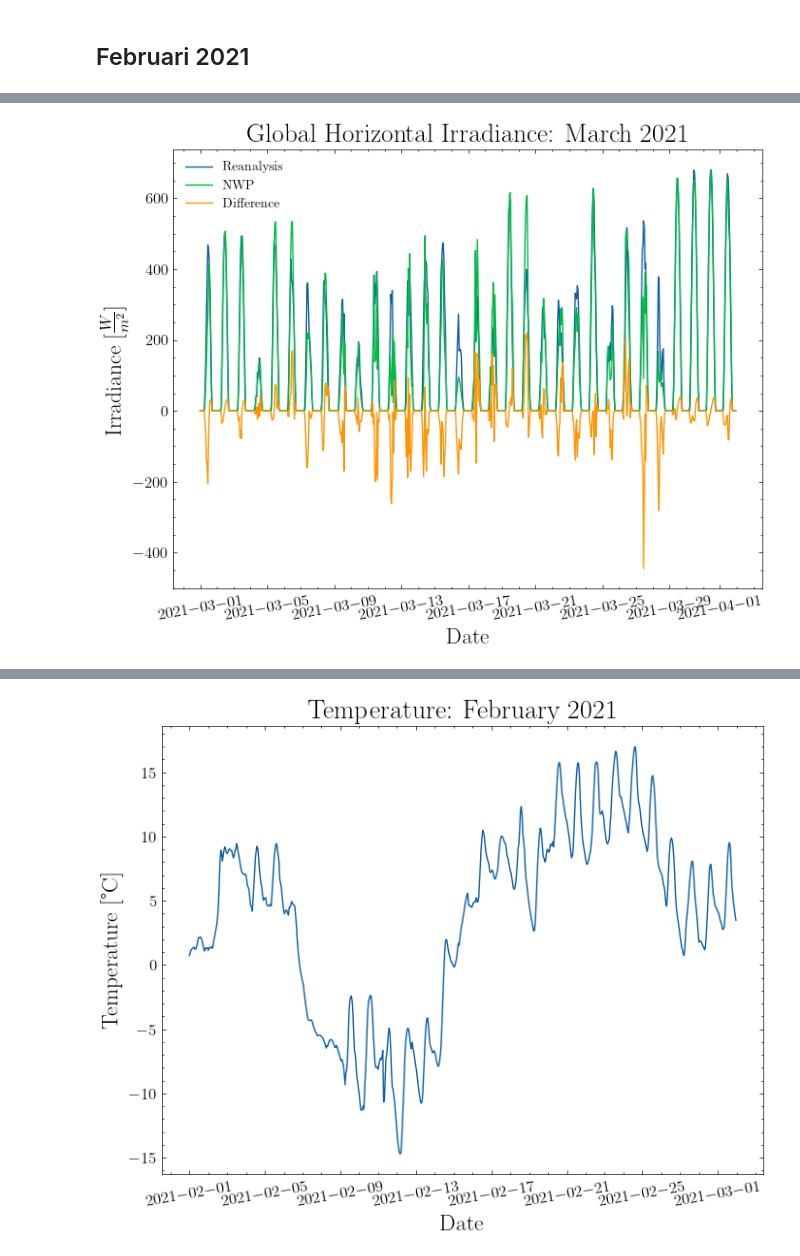
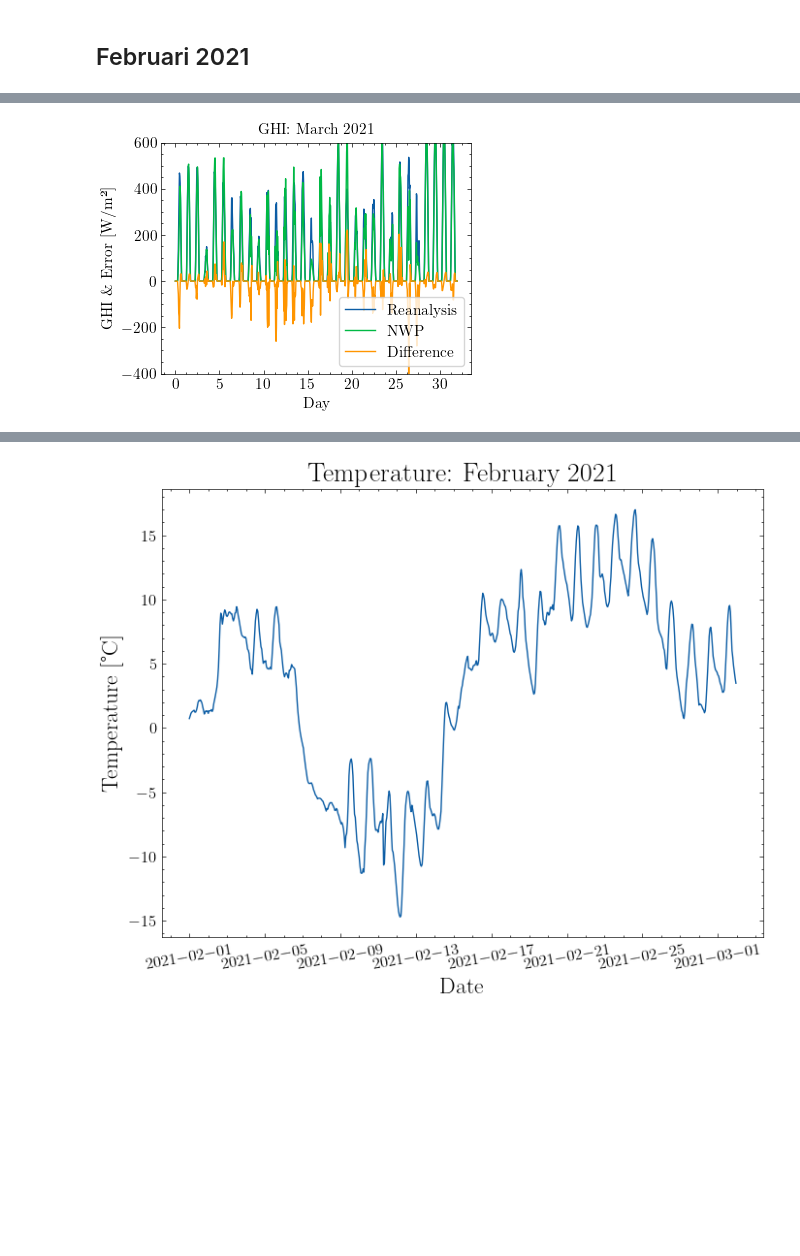
Before and after one commit to RobbeVDE/SolNet-2, a Jupyter notebook: performance_analysis.ipynb, the cells around one changed output, grey strips where cells are left out. Saved outputs shown, nothing was run; the diff lists cells and outputs as text; code cells hidden in the pictures; blank space fills up the shorter version.

```diff
--- a/performance_analysis.ipynb
+++ b/performance_analysis.ipynb
@@ -42,3 +42,25 @@ meteo2CEDA = {'temperature_2m' :'temperature_1_5m',
 openmeteo = openmeteo.rename(columns=meteo2CEDA)
 variates = list(ceda.columns)
 rows = int(np.ceil(np.sqrt(len(variates))))
+# %%
+for installation_int in [0,1,4,5,6,7,8]:
+    ceda = pd.read_pickle(f"Data/Sites/NWP_{installation_int}.pkl")
+
+    openmeteo = pd.read_pickle(f"Data/Sites/Reanalysis_{installation_int}.pkl")
+    meteo2CEDA = {'temperature_2m' :'temperature_1_5m',
+                "relative_humidity_2m":"relative_humidity_1_5m",
+                "pressure_msl": "pressure_MSL",
+                "cloud_cover":"total_cloud_amount",
+                "shortwave_radiation": "downward_surface_SW_flux",
+                "diffuse_radiation":"diffuse_surface_SW_flux",
+                "direct_normal_irradiance":"direct_surface_SW_flux",
+                "wind_speed_10m": "wind_speed_10m",
+                "wind_direction_10m": "wind_direction_10m"
+                }
+    openmeteo = openmeteo.rename(columns=meteo2CEDA)
+
+
+    temp = ceda["temperature_1_5m"]
+    T = temp["2017-05-01":"2019-05-01"]
+    T2 = temp["2021-01-31":"2021-03-01"]
+    print(T.min()-273.15, T2.min()-273.15, (-T.min()+T2.min())/(T.max()-T.min()))
@@ -67,19 +99,22 @@ plt.savefig("Figures/evaluation/febr2021/ghi", dpi=200)
 # %%
 reanal_march = openmeteo["2021-03-01":"2021-04-01"]
 nwp_march = ceda["2021-03-01":"2021-04-01"]
-plt.figure(figsize=(8,6))
-plt.plot(reanal_march["downward_surface_SW_flux"], label="Reanalysis")
-plt.plot(nwp_march["downward_surface_SW_flux"], label="NWP")
-plt.plot(nwp_march['downward_surface_SW_flux']-reanal_march['downward_surface_SW_flux'], label="Difference")
-plt.ylabel(r"Irradiance [$\frac{W}{m^2}$]", fontsize=17)
-plt.xlabel("Date", fontsize=17)
-plt.xticks(fontsize=12, rotation=10)
-plt.yticks(fontsize=12)
-plt.legend()
-plt.title("Global Horizontal Irradiance: March 2021", fontsize=20)
+days=32
+plt.figure(figsize=(4,3))
+plt.plot(range(days*24),reanal_march["downward_surface_SW_flux"], label="Reanalysis")
+plt.plot(range(days*24),nwp_march["downward_surface_SW_flux"], label="NWP")
+plt.plot(range(days*24),nwp_march['downward_surface_SW_flux']-reanal_march['downward_surface_SW_flux'], label="Difference")
+plt.ylabel(r"GHI \& Error [W/m²]", fontsize=11)
+plt.xlabel("Day", fontsize=11)
+plt.xticks(24*np.arange(0,days,5), labels=np.arange(0,days,5), fontsize=11, rotation=0)
+plt.yticks(fontsize=11)
+plt.ylim([-400,600])
+
+plt.legend(fontsize=11, frameon=True)
+plt.title("GHI: March 2021", fontsize=11)
 plt.savefig("Figures/evaluation/febr2021/ghi_march", dpi=200)
 # %% [output]
-[figure, old version]
+[figure, new version]
 # %%
 with open(f"DA_forecasts/DA_0_0", 'rb') as f:
     DA_forecast = pickle.load(f)
```
Also changed, not shown: parts of 6 cells of this notebook, 21 other files.
